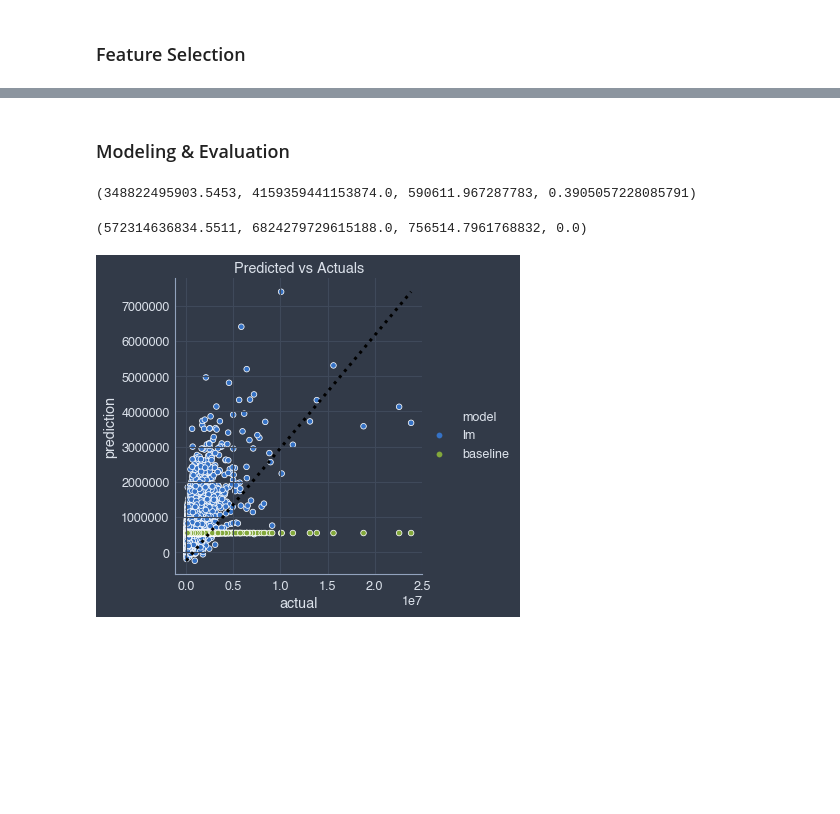
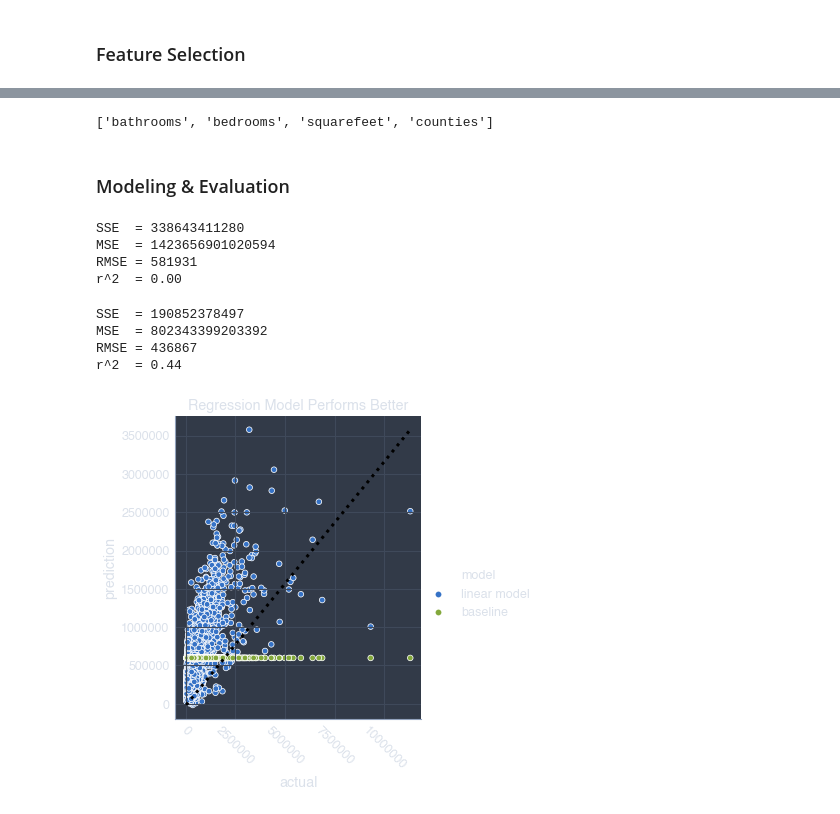
Before and after one commit to misty-garcia/zillow-project, a Jupyter notebook: the_pipeline.ipynb, the cells around one changed output, grey strips where cells are left out. Cells and saved outputs as stored; diff of their text form; code cells hidden in the pictures; blank space fills up the shorter version.

```diff
--- a/the_pipeline.ipynb
+++ b/the_pipeline.ipynb
@@ -104,0 +66,3 @@ data_dict = {
+# %%
+# make garage and counties categories
+df = df.astype({"counties": "category", "garage": "category"})
@@ -178,2 +116,14 @@ Index(['bathrooms', 'bedrooms', 'squarefeet', 'fireplace', 'garage', 'hottub',
+# %%
+# find optimal features
+# optimal_features = features.select_kbest_freg(X_train_scaled, y_train, 2)
+# optimal_features = features.lasso_cv_coef(X_train_scaled, y_train)
+# optimal_features = features.recursive_feature_elimination(X_train,y_train)
+optimal_features = features.ols_backware_elimination(X_train_scaled, y_train)
+optimal_features
+# %% [output]
+['bathrooms', 'bedrooms', 'squarefeet', 'counties']
+# %%
+# apply optimal features to X_train
+X_train = features.features_to_X_train_and_test(X_train_scaled, optimal_features)
 # %% [markdown]
 ### Modeling & Evaluation
@@ -182,21 +133,40 @@ baseline = model.compute_baseline(y_train)
 # %%
+# create a new df called predictions, fit and predict based on X_train
 predictions = y_train.rename(columns = {"taxvalue":"actuals"})
-predictions = model.linear_model(X_train_scaled, y_train, predictions).round(0)
+predictions = model.linear_model(X_train, y_train, predictions)
-# %%
-model.evaluate(predictions.actuals, predictions.lm)
-# %% [output]
-(348822495903.5453, 4159359441153874.0, 590611.967287783, 0.3905057228085791)
-# %%
-model.evaluate(predictions.actuals, baseline)
-# %% [output]
-(572314636834.5511, 6824279729615188.0, 756514.7961768832, 0.0)
+# %%
+# calculate the SSE, MSE, RMSE, r2 for the baseline
+SSE, MSE, RMSE, r2 = model.evaluate(predictions.actuals, baseline)
+print(f'SSE  = {SSE:.0f}')
+print(f'MSE  = {MSE:.0f}')
+print(f'RMSE = {RMSE:.0f}')
+print(f'r^2  = {r2:.2f}')
+# %% [output]
+SSE  = 338643411280
+MSE  = 1423656901020594
+RMSE = 581931
+r^2  = 0.00
+# %%
+# calculate the SSE, MSE, RMSE, r2 for the prediction
+SSE, MSE, RMSE, r2 = model.evaluate(predictions.actuals, predictions.lm)
+print(f'SSE  = {SSE:.0f}')
+print(f'MSE  = {MSE:.0f}')
+print(f'RMSE = {RMSE:.0f}')
+print(f'r^2  = {r2:.2f}')
+# %% [output]
+SSE  = 190852378497
+MSE  = 802343399203392
+RMSE = 436867
+r^2  = 0.44
 # %%
+# plot the predicted and baseline values
 model.plot_linear_model(predictions.actuals,predictions.lm, baseline)
-jtplot.style()
 
-plt.plot([predictions.actuals.min(), predictions.actuals.max()], [predictions.lm.min(), predictions.lm.max()],
+plt.plot([predictions.actuals.min(),predictions.actuals.max()],[predictions.lm.min(),predictions.lm.max()], \
          c='black', ls=':', linewidth = 3)
-plt.title('Predicted vs Actuals')
+plt.title('Regression Model Performs Better')
+plt.ticklabel_format(style="plain")
+plt.xticks(rotation=-45)
 plt.show()
 # %% [output]
-[figure, old version]
+[figure, new version]
```
Also changed, not shown: parts of 27 cells of this notebook, 3 other files.
